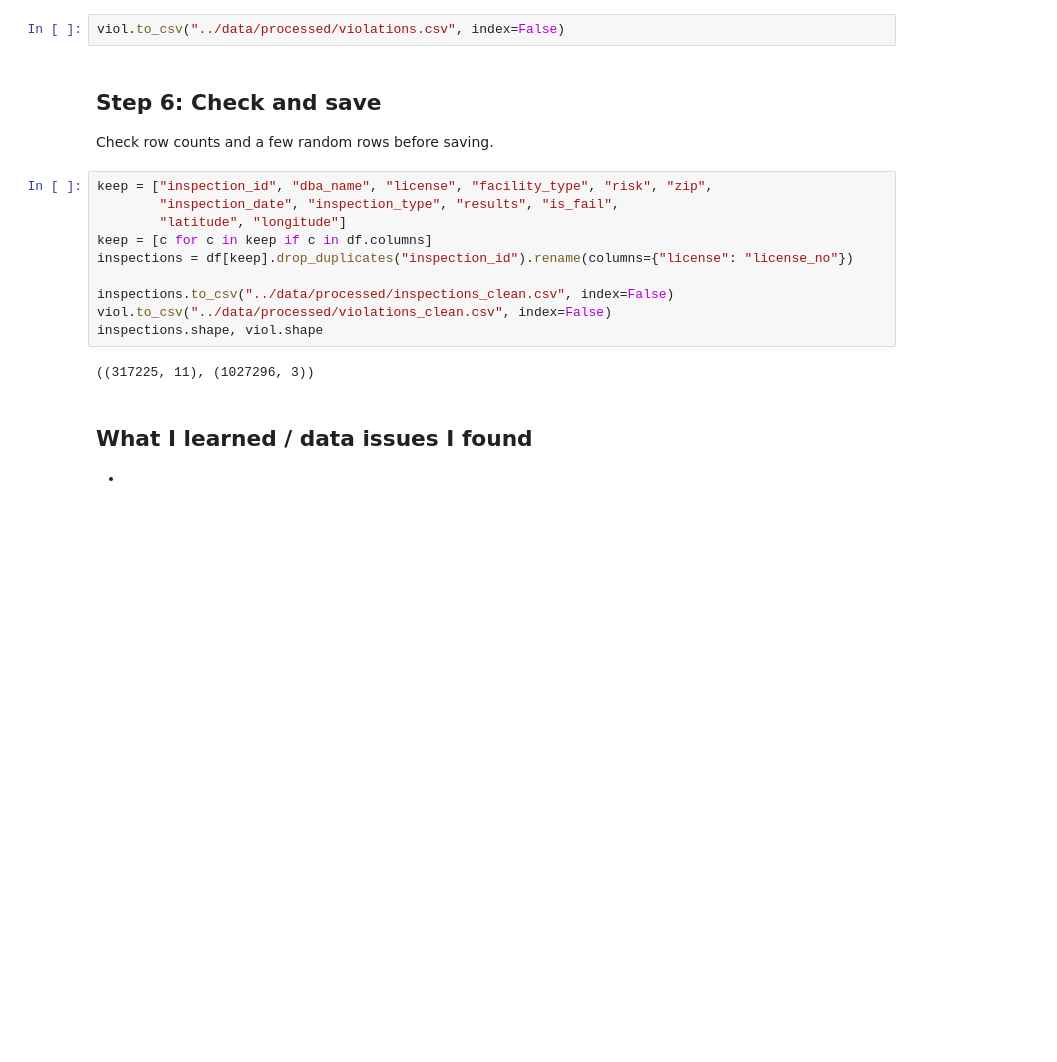
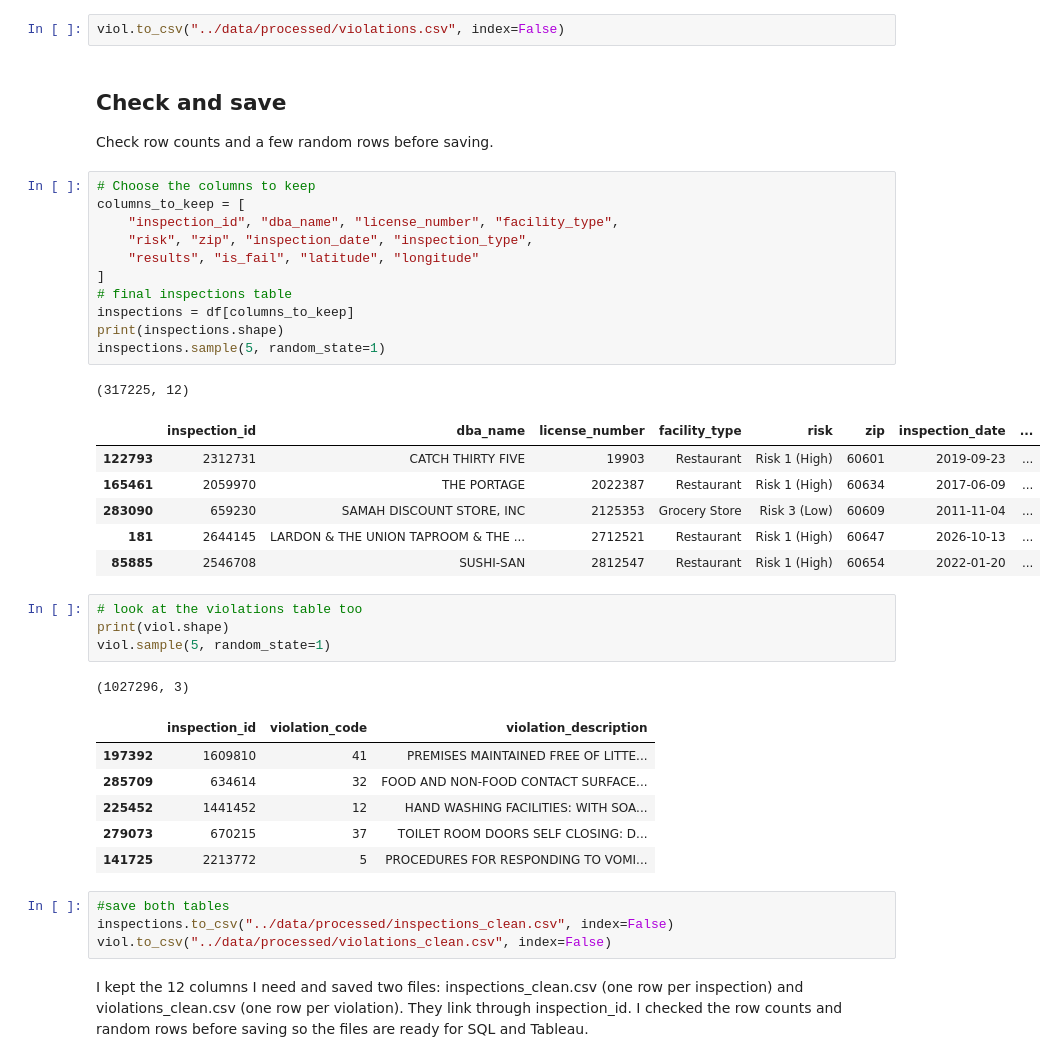
Before and after one commit to sravanthichampatruni/food-inspections-analysis, a Jupyter notebook: notebooks/01_cleaning.ipynb, the cells around one changed output. Drawn from its saved outputs; the diff is of its cells as text; blank space fills up the shorter version.

Commit message:
save clean files

```diff
--- a/notebooks/01_cleaning.ipynb
+++ b/notebooks/01_cleaning.ipynb
@@ -314,20 +314,42 @@ I pulled the violation number and description out of each violation's text using
 # %%
 viol.to_csv("../data/processed/violations.csv", index=False)
 # %% [markdown]
-## Step 6: Check and save
+## Check and save
 Check row counts and a few random rows before saving.
+# %%
+# Choose the columns to keep
+columns_to_keep = [
+    "inspection_id", "dba_name", "license_number", "facility_type",
+    "risk", "zip", "inspection_date", "inspection_type",
+    "results", "is_fail", "latitude", "longitude"
+]
+# final inspections table
+inspections = df[columns_to_keep]
+print(inspections.shape)
+inspections.sample(5, random_state=1)
+# %% [output]
+(317225, 12)
+|  | inspection_id | dba_name | license_number | facility_type | risk | zip | inspection_date | ... |
+| 122793 | 2312731 | CATCH THIRTY FIVE | 19903 | Restaurant | Risk 1 (High) | 60601 | 2019-09-23 | ... |
+| 165461 | 2059970 | THE PORTAGE | 2022387 | Restaurant | Risk 1 (High) | 60634 | 2017-06-09 | ... |
+| 283090 | 659230 | SAMAH DISCOUNT STORE, INC | 2125353 | Grocery Store | Risk 3 (Low) | 60609 | 2011-11-04 | ... |
+| 181 | 2644145 | LARDON & THE UNION TAPROOM & THE ... | 2712521 | Restaurant | Risk 1 (High) | 60647 | 2026-10-13 | ... |
+| 85885 | 2546708 | SUSHI-SAN | 2812547 | Restaurant | Risk 1 (High) | 60654 | 2022-01-20 | ... |
 # %%
-keep = ["inspection_id", "dba_name", "license", "facility_type", "risk", "zip",
-        "inspection_date", "inspection_type", "results", "is_fail",
-        "latitude", "longitude"]
-keep = [c for c in keep if c in df.columns]
-inspections = df[keep].drop_duplicates("inspection_id").rename(columns={"license": "license_no"})
-
-inspections.to_csv("../data/processed/inspections_clean.csv", index=False)
-viol.to_csv("../data/processed/violations_clean.csv", index=False)
-inspections.shape, viol.shape
+# look at the violations table too
+print(viol.shape)
+viol.sample(5, random_state=1)
 # %% [output]
-((317225, 11), (1027296, 3))
+(1027296, 3)
+|  | inspection_id | violation_code | violation_description |
+| 197392 | 1609810 | 41 | PREMISES MAINTAINED FREE OF LITTE... |
+| 285709 | 634614 | 32 | FOOD AND NON-FOOD CONTACT SURFACE... |
+| 225452 | 1441452 | 12 | HAND WASHING FACILITIES: WITH SOA... |
+| 279073 | 670215 | 37 | TOILET ROOM DOORS SELF CLOSING: D... |
+| 141725 | 2213772 | 5 | PROCEDURES FOR RESPONDING TO VOMI... |
-# %% [markdown]
-## What I learned / data issues I found
--
+# %%
+#save both tables
+inspections.to_csv("../data/processed/inspections_clean.csv", index=False)
+viol.to_csv("../data/processed/violations_clean.csv", index=False)
+# %% [markdown]
+I kept the 12 columns I need and saved two files: inspections_clean.csv (one row per inspection) and violations_clean.csv (one row per violation). They link through inspection_id. I checked the row counts and random rows before saving so the files are ready for SQL and Tableau.
```
